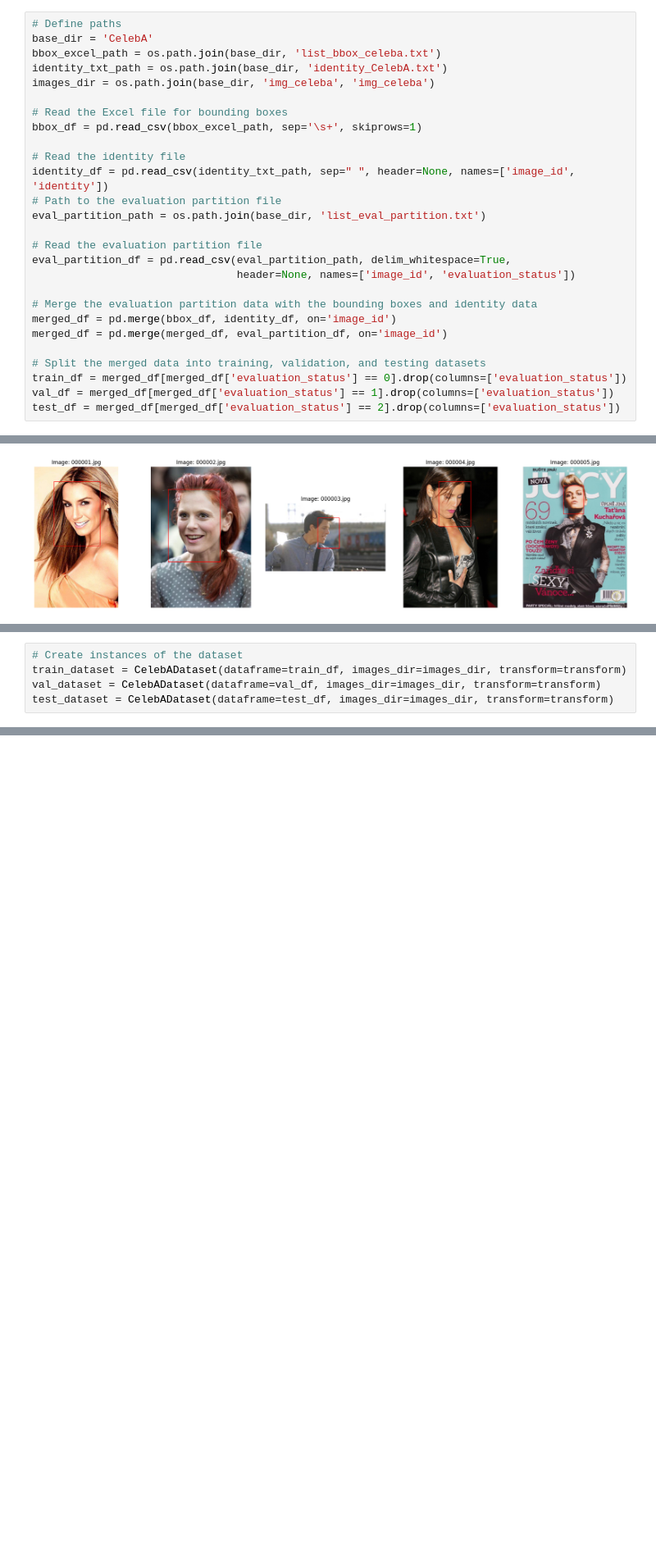
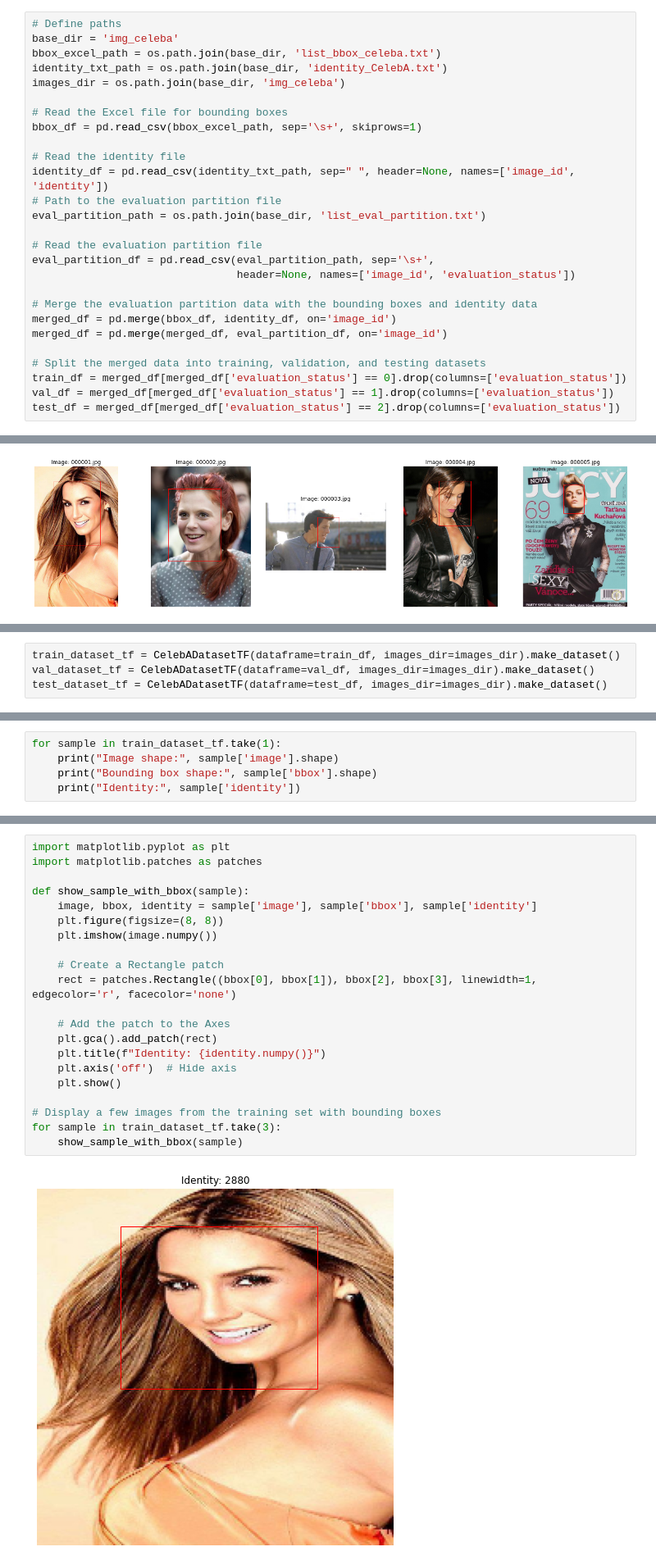
Before and after one commit to ALLIA12/FacialRecognition, a Jupyter notebook: model.ipynb, the cells around one changed output, grey strips where cells are left out. Shown at 82% size. Drawn from its saved outputs; the diff is of its cells as text; blank space fills up the shorter version.

```diff
--- a/model.ipynb
+++ b/model.ipynb
@@ -20,10 +38,10 @@ from torchvision.models import ResNet18_Weights
 ## Data exploration
 # %%
 # Define paths
-base_dir = 'CelebA'
+base_dir = 'img_celeba'
 bbox_excel_path = os.path.join(base_dir, 'list_bbox_celeba.txt')
 identity_txt_path = os.path.join(base_dir, 'identity_CelebA.txt')
-images_dir = os.path.join(base_dir, 'img_celeba', 'img_celeba')
+images_dir = os.path.join(base_dir, 'img_celeba')
 
 # Read the Excel file for bounding boxes
 bbox_df = pd.read_csv(bbox_excel_path, sep='\s+', skiprows=1)
@@ -34,7 +52,7 @@ identity_df = pd.read_csv(identity_txt_path, sep=" ", header=None, names=['image
 eval_partition_path = os.path.join(base_dir, 'list_eval_partition.txt')
 
 # Read the evaluation partition file
-eval_partition_df = pd.read_csv(eval_partition_path, delim_whitespace=True,
+eval_partition_df = pd.read_csv(eval_partition_path, sep='\s+',
                                 header=None, names=['image_id', 'evaluation_status'])
 
 # Merge the evaluation partition data with the bounding boxes and identity data
@@ -103,6 +133,5 @@ transform = transforms.Compose([
 # %%
-# Create instances of the dataset
-train_dataset = CelebADataset(dataframe=train_df, images_dir=images_dir, transform=transform)
-val_dataset = CelebADataset(dataframe=val_df, images_dir=images_dir, transform=transform)
-test_dataset = CelebADataset(dataframe=test_df, images_dir=images_dir, transform=transform)
+train_dataset_tf = CelebADatasetTF(dataframe=train_df, images_dir=images_dir).make_dataset()
+val_dataset_tf = CelebADatasetTF(dataframe=val_df, images_dir=images_dir).make_dataset()
+test_dataset_tf = CelebADatasetTF(dataframe=test_df, images_dir=images_dir).make_dataset()
 # %% [output]
@@ -111,0 +152,5 @@ hello -1
+# %%
+for sample in train_dataset_tf.take(1):
+    print("Image shape:", sample['image'].shape)
+    print("Bounding box shape:", sample['bbox'].shape)
+    print("Identity:", sample['identity'])
@@ -111,0 +172,23 @@ hello -1
+# %%
+import matplotlib.pyplot as plt
+import matplotlib.patches as patches
+
+def show_sample_with_bbox(sample):
+    image, bbox, identity = sample['image'], sample['bbox'], sample['identity']
+    plt.figure(figsize=(8, 8))
+    plt.imshow(image.numpy())
+
+    # Create a Rectangle patch
+    rect = patches.Rectangle((bbox[0], bbox[1]), bbox[2], bbox[3], linewidth=1, edgecolor='r', facecolor='none')
+
+    # Add the patch to the Axes
+    plt.gca().add_patch(rect)
+    plt.title(f"Identity: {identity.numpy()}")
+    plt.axis('off')  # Hide axis
+    plt.show()
+
+# Display a few images from the training set with bounding boxes
+for sample in train_dataset_tf.take(3):
+    show_sample_with_bbox(sample)
+# %% [output]
+[figure, added]
```
Also changed, not shown: parts of 22 cells of this notebook, 1 other file.
